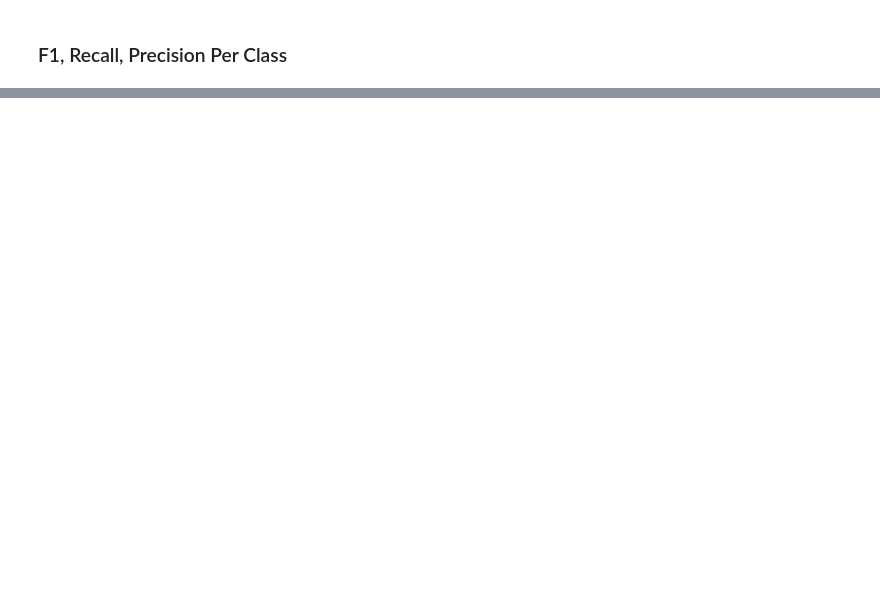
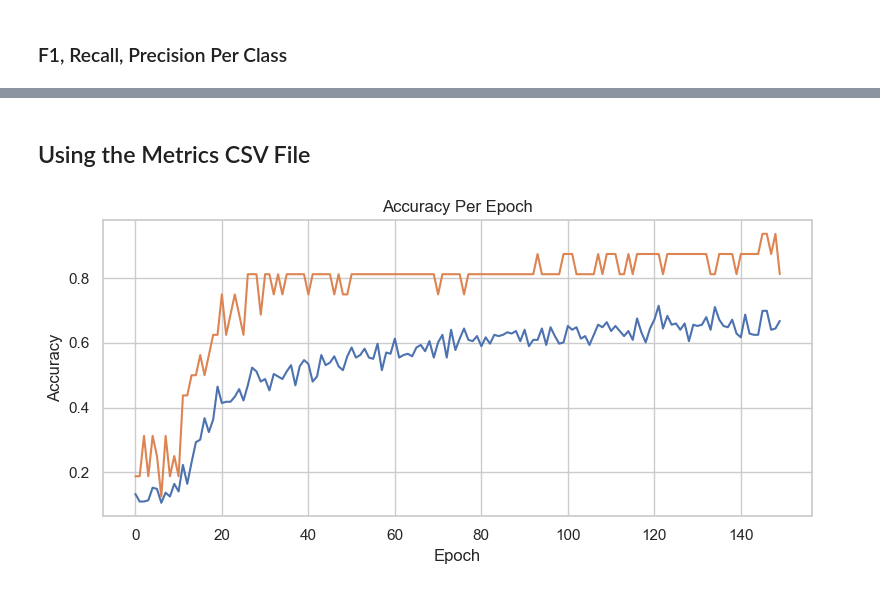
Before and after one commit to Arnav0405/ConvLSTMPyTorchLightning, a Jupyter notebook: visualisations.ipynb, the cells around one changed output, grey strips where cells are left out. Drawn from its saved outputs; the diff is of its cells as text; code cells hidden in the pictures; blank space fills up the shorter version.

```diff
--- a/visualisations.ipynb
+++ b/visualisations.ipynb
@@ -188,0 +257,17 @@ plot_ova_metrics(df_ova_metrics, title='OvA Classification Metrics (TP, TN, FP,
+# %% [markdown]
+## Using the Metrics CSV File
+# %%
+df = pd.read_csv("lightning_logs\\version_20\\metrics.csv")
+sns.set_theme(style="whitegrid")
+# %%
+# ---- Accuracy Per Epoch ----
+plt.figure(figsize=(8, 4))
+sns.lineplot(data=df, x="epoch", y="train_acc", markers="o")
+sns.lineplot(data=df, x="epoch", y="val_acc")
+plt.title("Accuracy Per Epoch")
+plt.xlabel("Epoch")
+plt.ylabel("Accuracy")
+plt.tight_layout()
+plt.show()
+# %% [output]
+[figure, added]
```
Also changed, not shown: parts of 18 cells of this notebook, 16 other files.
